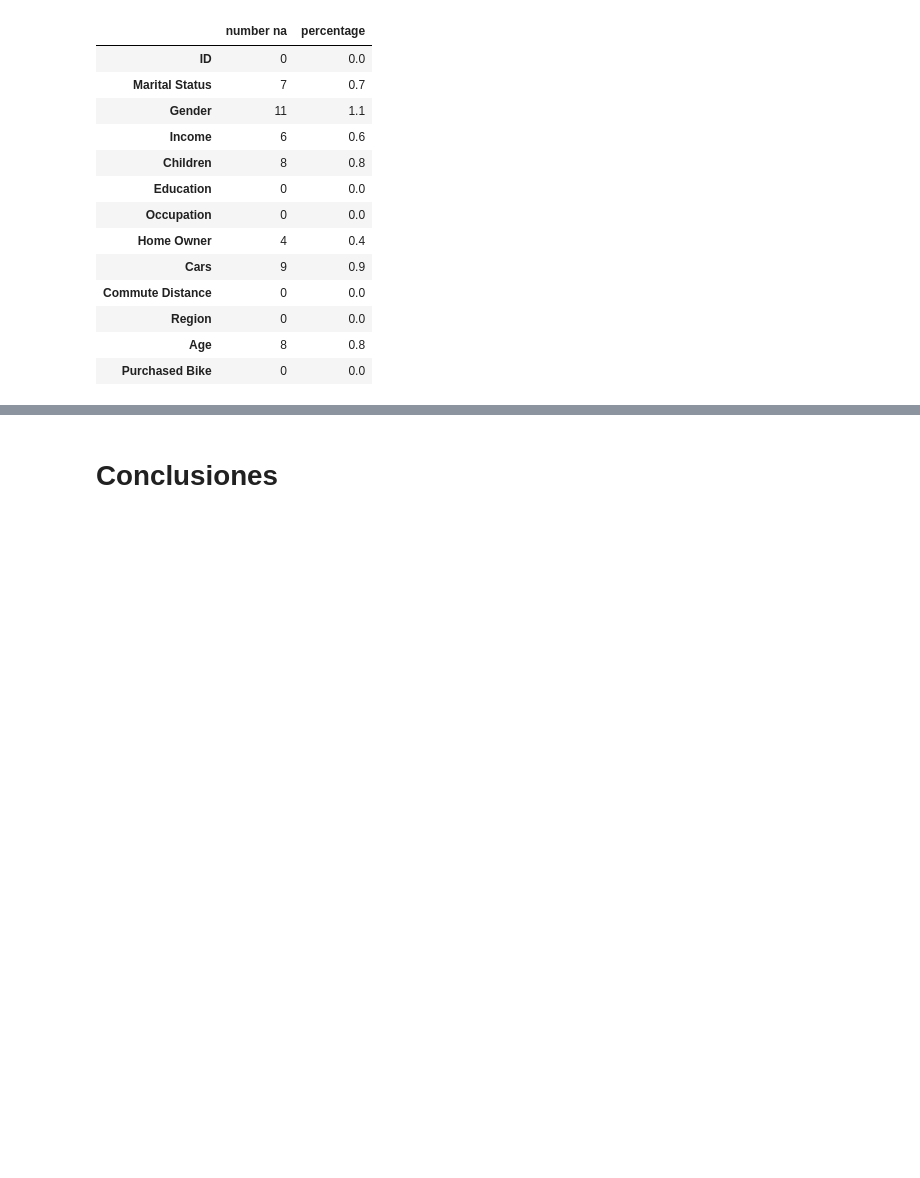
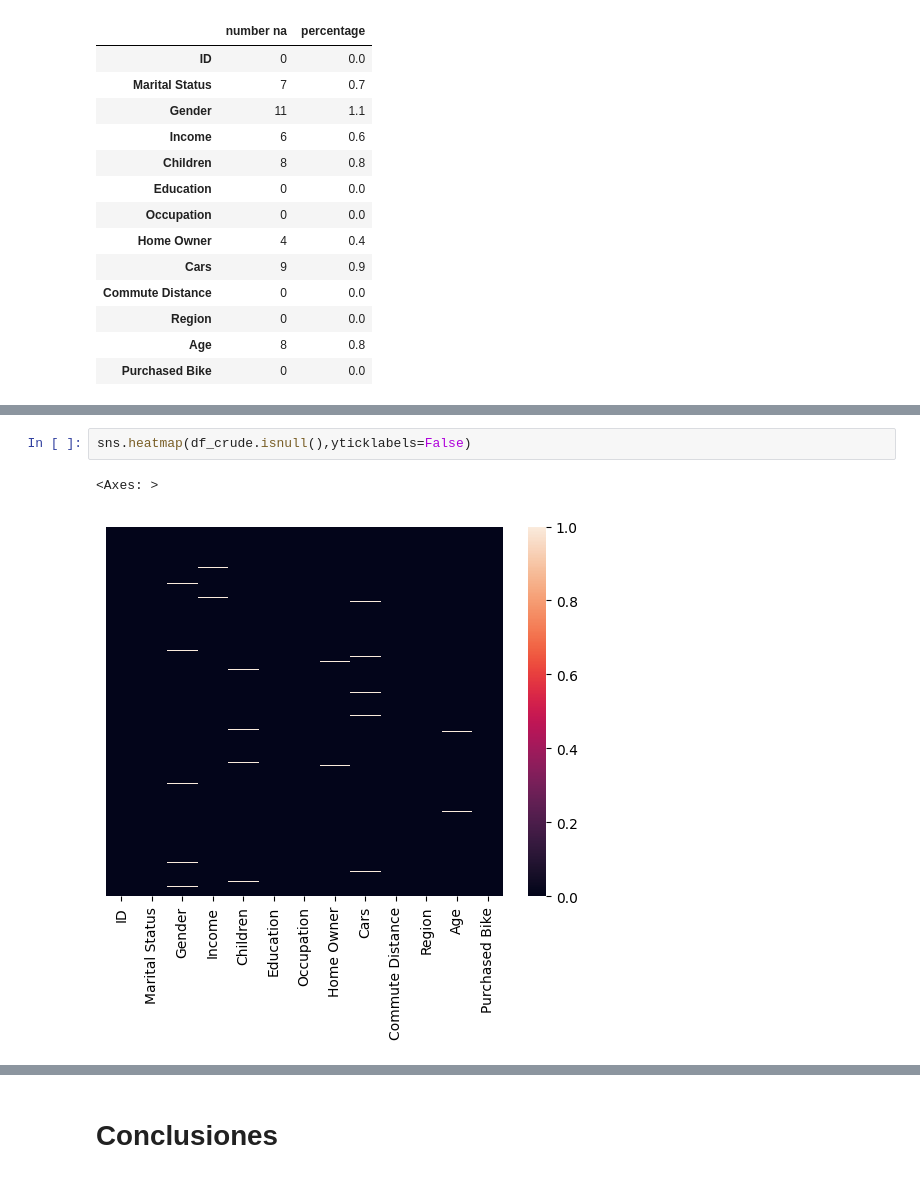
Before and after one commit to JosephRamirez-F4fu/FDS-2023-1-CC52, a Jupyter notebook: code/02_Comprension_datos.ipynb, the cells around one changed output, grey strips where cells are left out. Drawn from its saved outputs; the diff is of its cells as text; blank space fills up the shorter version.

```diff
--- a/code/02_Comprension_datos.ipynb
+++ b/code/02_Comprension_datos.ipynb
@@ -450,0 +501,5 @@ df_numero_na
+# %%
+sns.heatmap(df_crude.isnull(),yticklabels=False)
+# %% [output]
+<Axes: >
+[figure, added]
```
Also changed, not shown: parts of 8 cells of this notebook, 3 other files.
